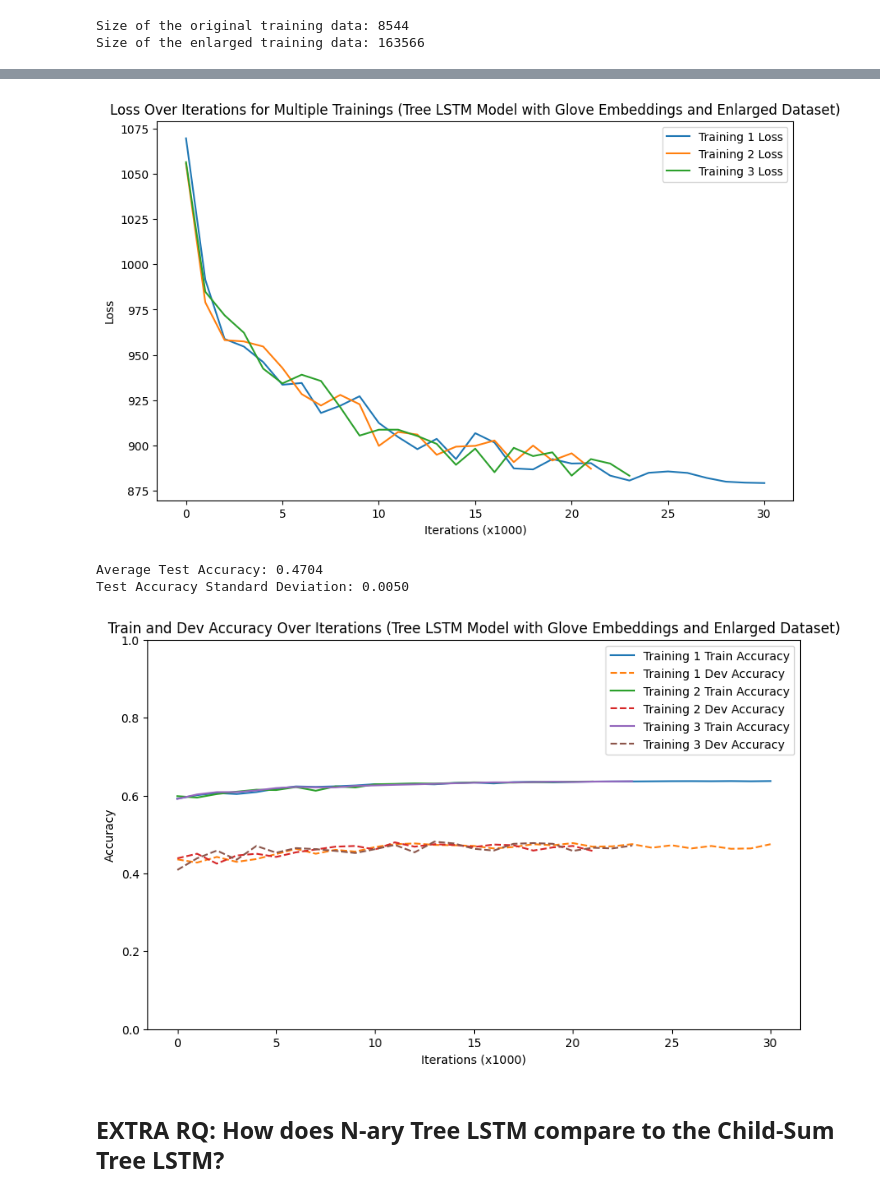
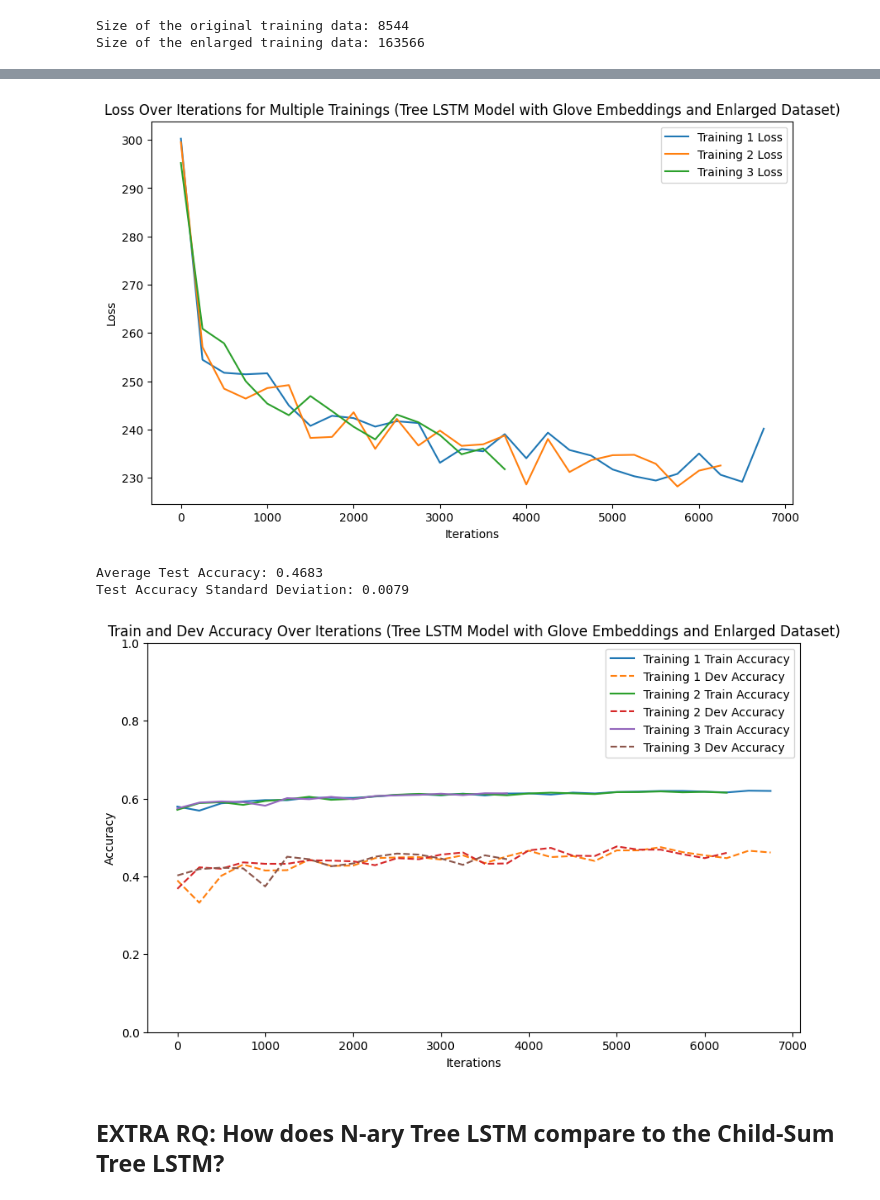
Before and after one commit to Carrask0/nlp_assignment2, a Jupyter notebook: NLP1 2024 Practical 2 (student_version).ipynb, the cells around one changed output, grey strips where cells are left out. Saved outputs shown, nothing was run; the diff lists cells and outputs as text; code cells hidden in the pictures.

Commit message:
enlarged tree lstm fix

```diff
--- a/NLP1 2024 Practical 2 (student_version).ipynb
+++ b/NLP1 2024 Practical 2 (student_version).ipynb
@@ -3593,20 +3593,20 @@ for i in range(NUM_TRAININGS):
     tree_model.embed.weight.requires_grad = False
     tree_model = tree_model.to(device)
     optimizer = optim.Adam(tree_model.parameters(), lr=0.001, weight_decay=0.0001)
-    scheduler = MultiStepLR(optimizer, milestones=[5000, 10000, 15000, 20000, 25000,], gamma=0.5)
+    scheduler = MultiStepLR(optimizer, milestones=[2500, 5000, 7500, 10000], gamma=0.5)
     # Use the enlarged dataset
     results_iter, model = train_model(
         tree_model, optimizer, num_iterations=100000,
-        print_every=1000, eval_every=1000, scheduler=scheduler,
+        print_every=250, eval_every=250, scheduler=scheduler,
         prep_fn=prepare_treelstm_minibatch, eval_fn=evaluate, batch_fn=get_minibatch, batch_size=16,
-        train_data=enlarged_train_data)
+        train_data=enlarged_train_data, early_stopping_patience=5)
 
     results["treelstm_glove_enlarged"].append(results_iter)
 
     # Save model
     path = "models/treelstm_glove_enlarged_{}.pt".format(i+1)
 
-    torch.save(model.state_dict(), path)
+    torch.save(tree_model.state_dict(), path)
 # %% [output]
 Training 1/3
 Shuffling training data
@@ -3660,9 +3660,11 @@ print(f"Test Loss Standard Deviation: {np.std(test_losses):.4f}")
 # Plot loss over iterations for each training
 plt.figure(figsize=(10, 6))
 for i, result in enumerate(results["treelstm_glove_enlarged"]):
-    plt.plot(result["train_loss"], label=f"Training {i+1} Loss")
+    # Adjust x-axis to reflect evaluations every 250 iterations
+    x_vals = [j * 250 for j in range(len(result["train_loss"]))]
+    plt.plot(x_vals, result["train_loss"], label=f"Training {i+1} Loss")
 
-plt.xlabel("Iterations (x1000)")
+plt.xlabel("Iterations")
 plt.ylabel("Loss")
 plt.title("Loss Over Iterations for Multiple Trainings (Tree LSTM Model with Glove Embeddings and Enlarged Dataset)")
 plt.legend()
@@ -3680,10 +3682,12 @@ print(f"Test Accuracy Standard Deviation: {np.std(test_accs):.4f}")
 # Plot accuracy over iterations for each training
 plt.figure(figsize=(10, 6))
 for i, result in enumerate(results["treelstm_glove_enlarged"]):
-    plt.plot(result["train_acc"], label=f"Training {i+1} Train Accuracy")
-    plt.plot(result["dev_acc"], label=f"Training {i+1} Dev Accuracy", linestyle="--")
+    # Adjust x-axis to reflect evaluations every 250 iterations
+    x_vals = [j * 250 for j in range(len(result["train_acc"]))]
+    plt.plot(x_vals, result["train_acc"], label=f"Training {i+1} Train Accuracy")
+    plt.plot(x_vals, result["dev_acc"], label=f"Training {i+1} Dev Accuracy", linestyle="--")
 
-plt.xlabel("Iterations (x1000)")
+plt.xlabel("Iterations")
 plt.ylabel("Accuracy")
 plt.ylim(0, 1)
 plt.title("Train and Dev Accuracy Over Iterations (Tree LSTM Model with Glove Embeddings and Enlarged Dataset)")
@@ -3706,7 +3710,7 @@ Test Loss Standard Deviation: 1.0297
-[figure, old version]
+[figure, new version]
-Average Test Accuracy: 0.4704
-Test Accuracy Standard Deviation: 0.0050
+Average Test Accuracy: 0.4683
+Test Accuracy Standard Deviation: 0.0079
-[figure, old version]
+[figure, new version]
 # %% [markdown]
 ## EXTRA RQ: How does N-ary Tree LSTM compare to the Child-Sum Tree LSTM?
 # %%
```
Also changed, not shown: parts of 2 cells of this notebook, 4 other files.
